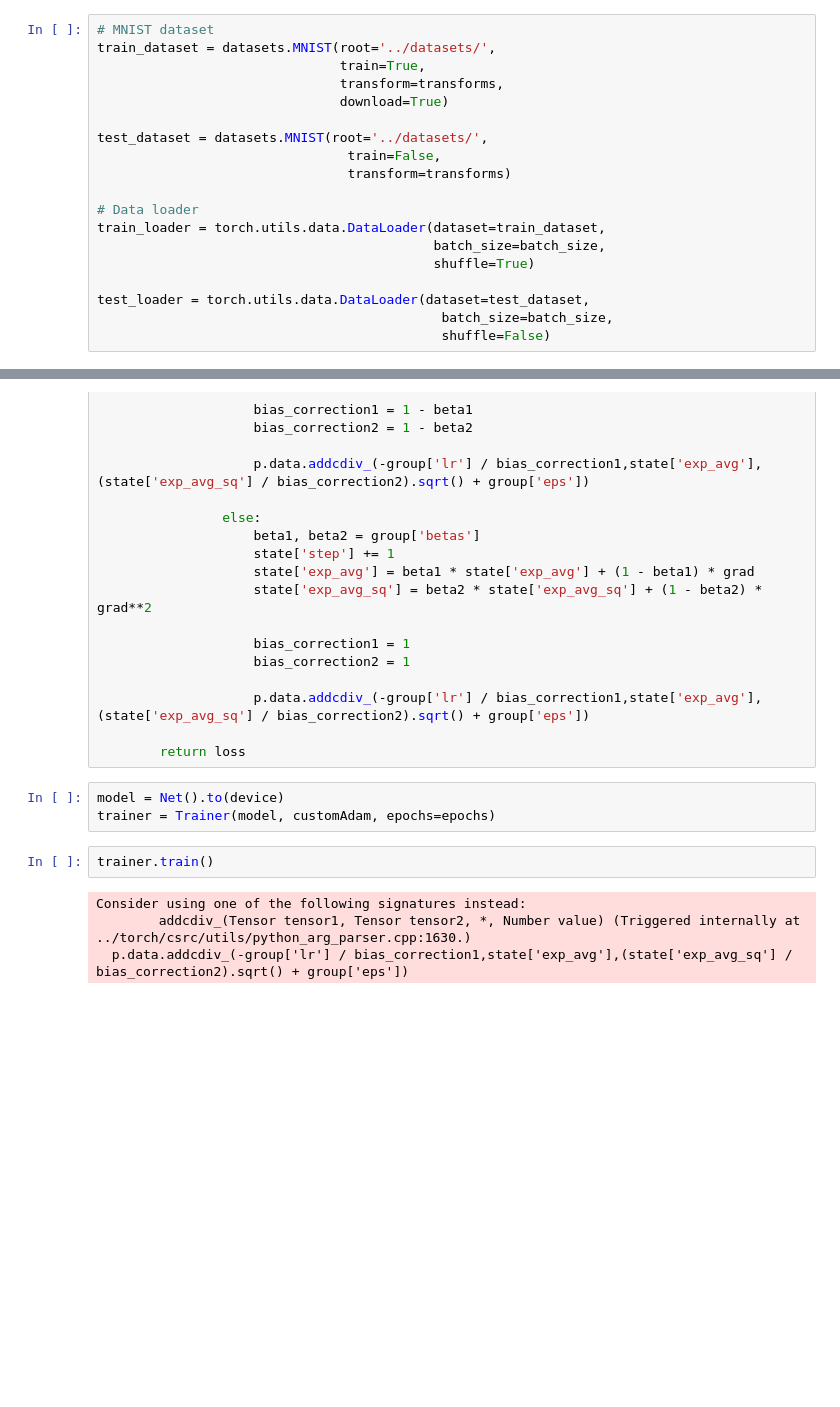
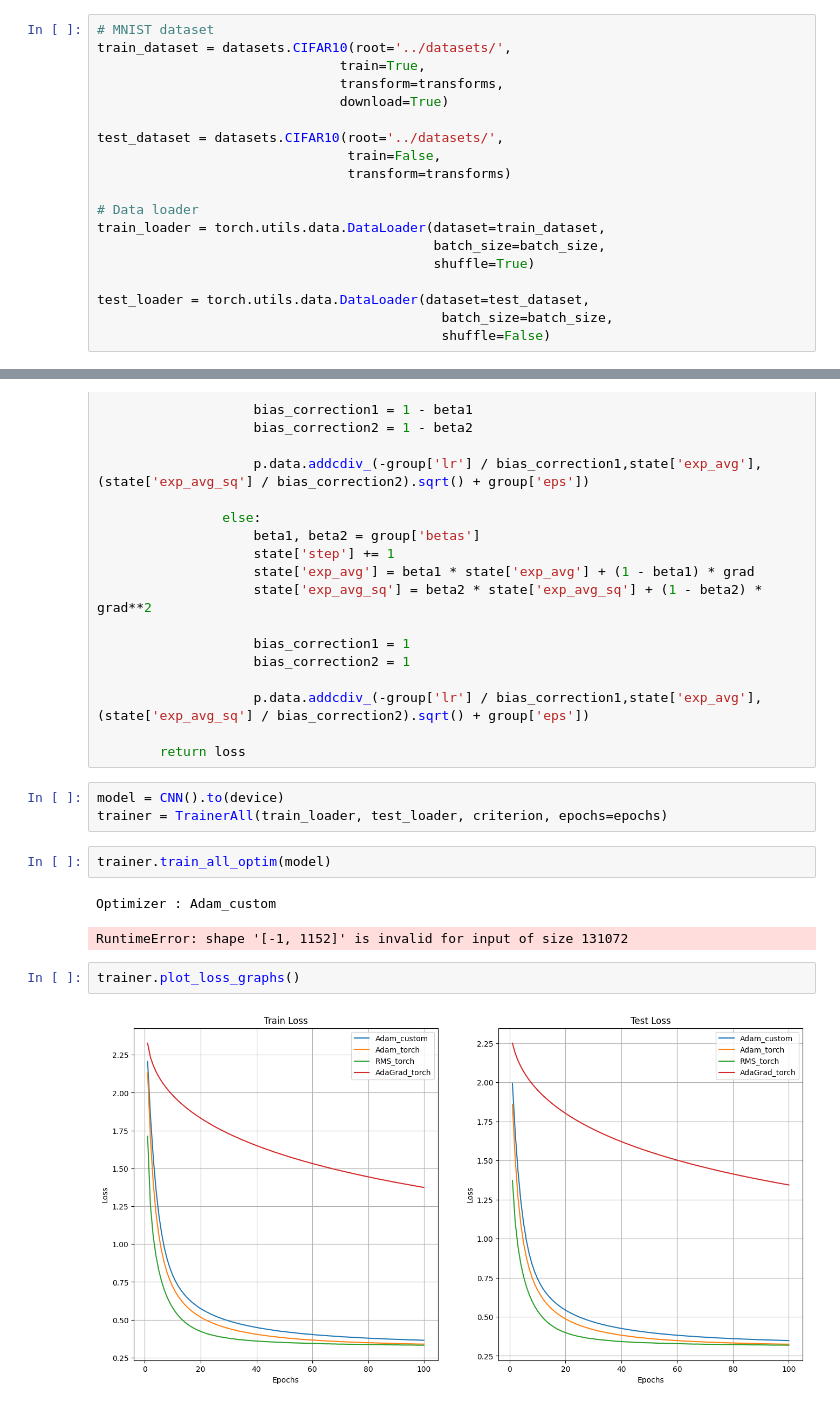
Before and after one commit to Shubh-Goyal-07/DLProject, a Jupyter notebook: experiments/mnist copy.ipynb, the cells around one changed output, grey strips where cells are left out. Cells and saved outputs as stored; diff of their text form; blank space fills up the shorter version.

```diff
--- a/experiments/mnist copy.ipynb
+++ b/experiments/mnist copy.ipynb
@@ -14,12 +20,12 @@ batch_size = 1024
 device = torch.device("cuda" if torch.cuda.is_available() else "cpu")
 # %%
 # MNIST dataset
-train_dataset = datasets.MNIST(root='../datasets/',
+train_dataset = datasets.CIFAR10(root='../datasets/',
                                train=True,
                                transform=transforms,
                                download=True)
 
-test_dataset = datasets.MNIST(root='../datasets/',
+test_dataset = datasets.CIFAR10(root='../datasets/',
                                 train=False,
                                 transform=transforms)
 
@@ -188,12 +228,15 @@ class customAdam(torch.optim.Optimizer):
 
         return loss
 # %%
-model = Net().to(device)
-trainer = Trainer(model, customAdam, epochs=epochs)
+model = CNN().to(device)
+trainer = TrainerAll(train_loader, test_loader, criterion, epochs=epochs)
+# %%
+trainer.train_all_optim(model)
+# %% [output]
+Optimizer : Adam_custom
+RuntimeError: shape '[-1, 1152]' is invalid for input of size 131072
 # %%
-trainer.train()
+trainer.plot_loss_graphs()
 # %% [output]
-Consider using one of the following signatures instead:
-        addcdiv_(Tensor tensor1, Tensor tensor2, *, Number value) (Triggered internally at ../torch/csrc/utils/python_arg_parser.cpp:1630.)
-  p.data.addcdiv_(-group['lr'] / bias_correction1,state['exp_avg'],(state['exp_avg_sq'] / bias_correction2).sqrt() + group['eps'])
+[figure, added]
 # %%
```
Also changed, not shown: parts of 4 cells of this notebook, 30 other files.
